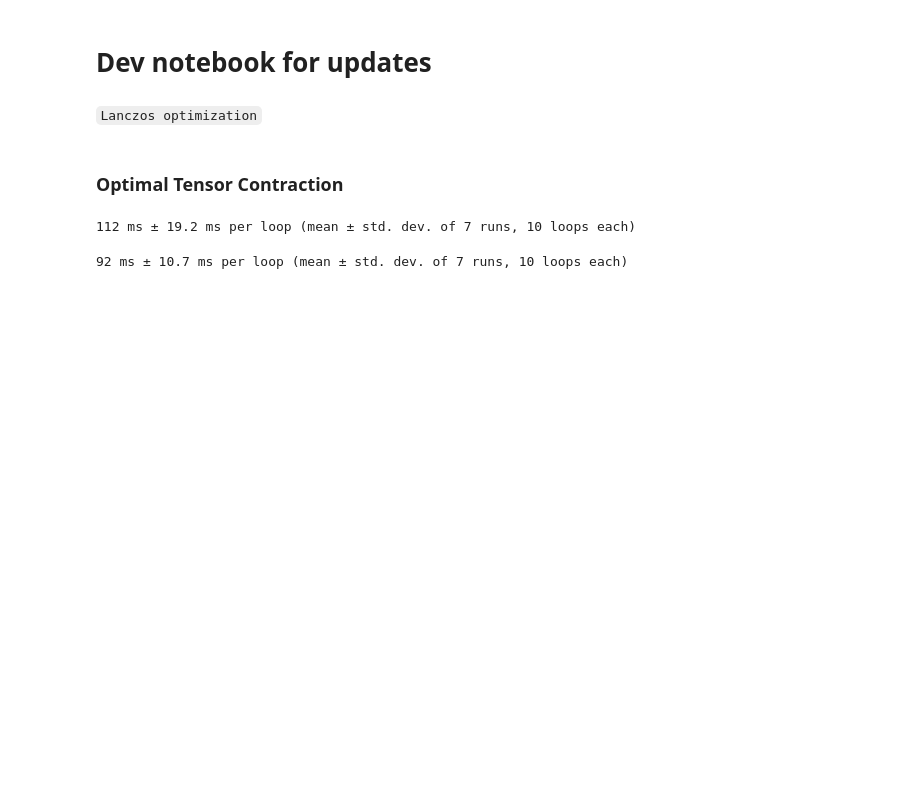
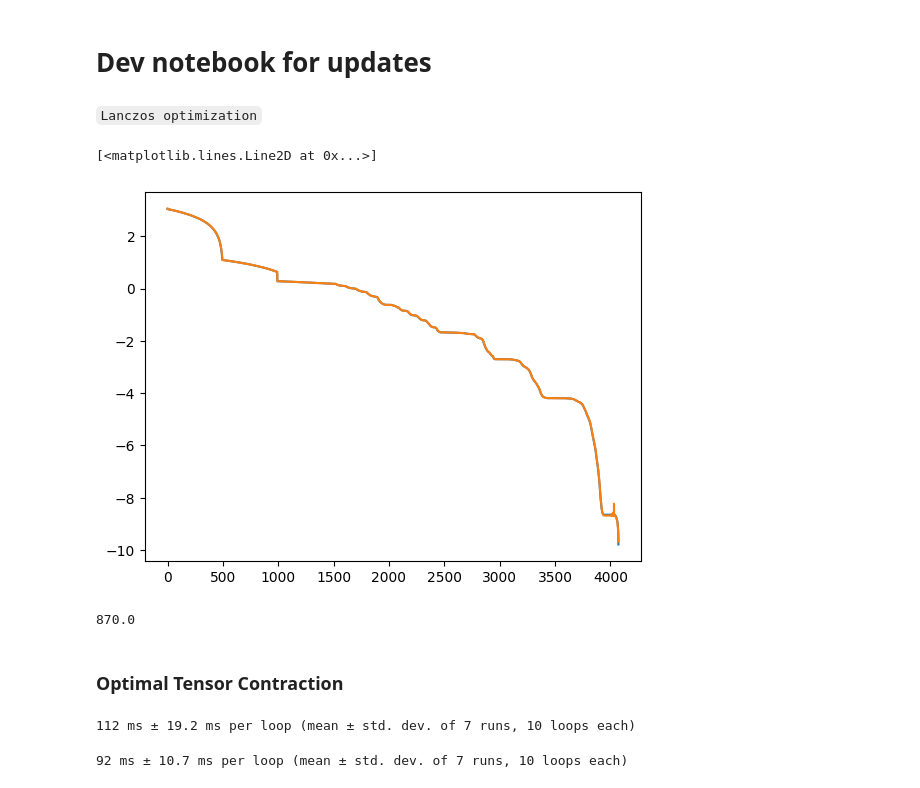
Before and after one commit to pietrorichelli/dmrg, a Jupyter notebook: dev/dev.ipynb, the cells around one changed output. Saved outputs shown, nothing was run; the diff lists cells and outputs as text; code cells hidden in the pictures; blank space fills up the shorter version.

```diff
--- a/dev/dev.ipynb
+++ b/dev/dev.ipynb
@@ -17,6 +17,19 @@ import shutil
 from tqdm import tqdm
 from itertools import product
 import opt_einsum as oe
+# %%
+e = np.loadtxt('test.txt',dtype='complex')
+e = e.real
+
+plt.plot(np.log10(e[:-1,0]-e[-1,0]))
+plt.plot(np.log10(e[:-1,1]-e[-1,1]))
+# %% [output]
+[<matplotlib.lines.Line2D at 0x...>]
+[figure, added]
+# %%
+445440/(4*128)
+# %% [output]
+870.0
 # %% [markdown]
 ### Optimal Tensor Contraction
 # %%
```
Also changed, not shown: parts of 1 cell of this notebook, 5 other files.
